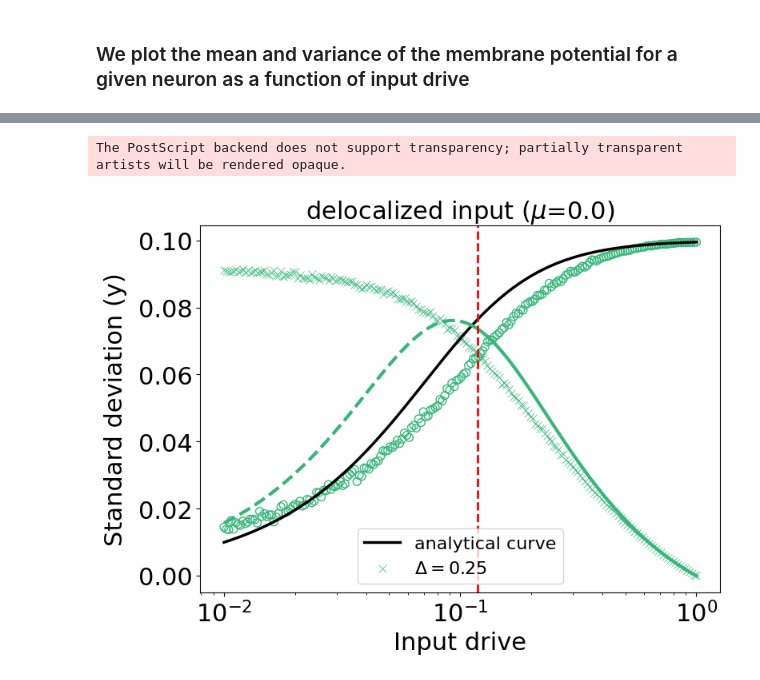
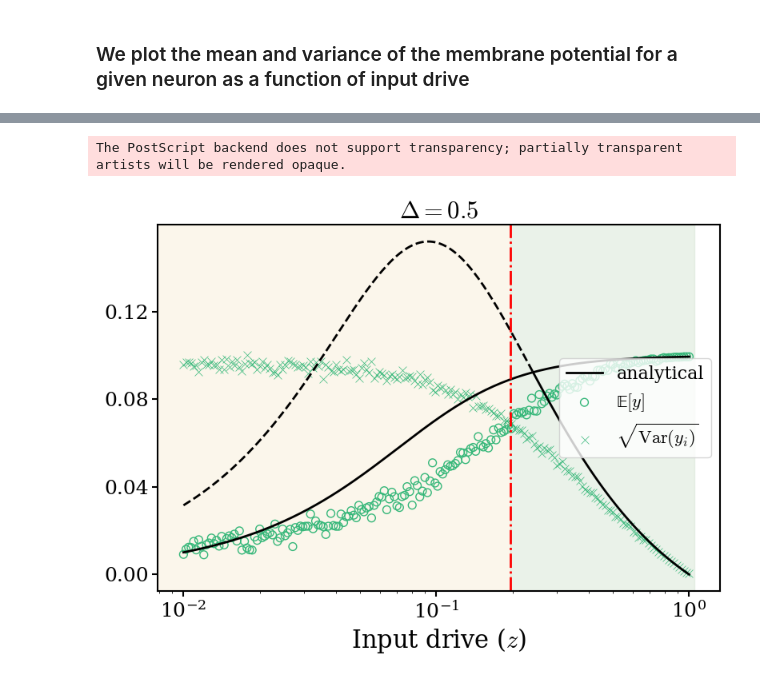
Before and after one commit to shivangrawat/perturbed_organics, a Jupyter notebook: examples/plot_lines_delocalized.ipynb, the cells around one changed output, grey strips where cells are left out. Drawn from its saved outputs; the diff is of its cells as text; code cells hidden in the pictures.

Commit message:
removed redundant files and made the plotting code for supplementary better

```diff
--- a/examples/plot_lines_delocalized.ipynb
+++ b/examples/plot_lines_delocalized.ipynb
@@ -11,13 +11,17 @@ import matplotlib.colors as mcolors
 import matplotlib.cm as cm
 import matplotlib.colors as colors
 import importlib.util
+from matplotlib.ticker import MaxNLocator
 from matplotlib.lines import Line2D
 import perturbed_organics.utils as utils
 
 
-# plt.rc('text', usetex=True)
-# plt.rc('font', family='serif')
-# device = torch.device("cuda" if torch.cuda.is_available() else "cpu")
+plt.rcParams.update({
+    "text.usetex": False,
+    "font.family": "serif",
+    "font.serif": ["Computer Modern Roman", "DejaVu Serif", "Bitstream Vera Serif"],
+    "mathtext.fontset": "cm"
+})
 # %%
 input_type = 'delocalized'
 mu = "0.0"
@@ -26,8 +30,8 @@ mu_val = float(mu)
 delta_scale = "log-scale"
 
 # folder_path = f'/vast/sr6364/perturbed_organics/data/adaptive_main/{input_type}/'
-# folder_path = f'/vast/sr6364/perturbed_organics/data/adaptive_main_double/{input_type}/'
-folder_path = f'/vast/sr6364/perturbed_organics/data/adaptive_main_double_main_fig/{input_type}/'
+folder_path = f'/vast/sr6364/perturbed_organics/data/adaptive_main_double/{input_type}/'
+# folder_path = f'/vast/sr6364/perturbed_organics/data/adaptive_main_double_main_fig/{input_type}/'
 # %%
 # This dictionary will map each tensor name (file name without .pt)
 # to a dictionary that maps deltaval values to the loaded tensor.
@@ -429,13 +316,15 @@ print(delta_keys)
 # %%
-plt.figure(figsize=(8, 6))
+fig, ax = plt.subplots(figsize=(8,6))
+
+ax = plt.gca()
 
 stability_criterion_percent = 0.99
 
 # Plot the norm_sol_idx curve (assumed to be a numpy array)
-plt.plot(input_range, analytical_mean, label="analytical curve", color='black', linewidth=2.5)
+ax.plot(input_range, analytical_mean, label="analytical", color='black', linewidth=2.0)
 
 # delta_keys = [1.0, 1.5, 2.0, 2.5]
-delta_keys = [0.05, 0.1, 0.25, 0.5]
+delta_keys = [0.02, 0.1, 0.5, 0.6]
 # delta_keys = list(actual_fp_y_dict.keys())
 
 
@@ -462,7 +351,7 @@ for i, delta_val in enumerate(delta_keys):
 
 
     # plot the mean points
-    plt.scatter(np.array(input_range)[mask], y_val_mean[0, :][mask], facecolors='none', s=50, edgecolors=colors_to_use[i], linewidths=1.0)
+    ax.scatter(np.array(input_range)[mask], y_val_mean[0, :][mask], facecolors='none', s=50, edgecolors=colors_to_use[i], label=r"$\mathrm{\mathbb{E}}[y]$", linewidths=1.0)
 
     # fit and plot a line
     x_vals = np.array(input_range)[mask].astype(np.float64)
@@ -475,10 +364,10 @@ for i, delta_val in enumerate(delta_keys):
 
 
     # Plot the scatter of y_val_std points.
-    plt.scatter(
+    ax.scatter(
         input_range[mask],
         y_val_std[0, :][mask],
-        label=f"$\\Delta = {delta_val}$",
+        label=r"$\sqrt{\mathrm{Var}(y_i)}$",
         color=colors_to_use[i],
         linewidth=0.5,
         s=50,
@@ -568,21 +457,50 @@ for i, delta_val in enumerate(delta_keys):
     for seg in segments:
         seg_x_data, seg_y_data, cond_flag = seg
         ls = '--' if cond_flag else '-'
-        if idx_wanted == 0:
-            plt.plot(seg_x_data, seg_y_data, color="#E65050", linewidth=3.0, linestyle=ls)
-        else:
-            plt.plot(seg_x_data, seg_y_data, color=colors_to_use[i], linewidth=3.0, linestyle=ls)
+        ax.plot(seg_x_data, seg_y_data, color="black", linewidth=2.0, linestyle=ls)
+        # if idx_wanted == 0:
+        #     ax.plot(seg_x_data, seg_y_data, color="#E65050", linewidth=3.0, linestyle=ls)
+        # else:
+        #     ax.plot(seg_x_data, seg_y_data, color=colors_to_use[i], linewidth=3.0, linestyle=ls)
 
-# ## we plot a vertical dashed line to mark slowing down
-plt.axvline(x_intersect, color='r', linestyle='--', linewidth=2)
 
-plt.xlabel('Input drive', fontsize=22)
-plt.ylabel(r"Standard deviation (y)", fontsize=22, labelpad=10)
-plt.title(f"{input_type} input ($\\mu$={mu})", fontsize=22)
-plt.xscale('log')
-plt.legend(fontsize=16)
-plt.xticks(fontsize=22)
-plt.yticks(fontsize=22)
+if x_intersect > 0:
+    ax.axvline(x_intersect, color='r', linestyle='-.', linewidth=2)
+    ax.axvspan(-np.inf, x_intersect,
+            color='#f8efd8',
+            alpha=0.5,
+            zorder=0)
+    ax.axvspan(x_intersect, ax.get_xlim()[1],
+            color='#d6e6d4',
+            alpha=0.5,
+            zorder=0)
+## we plot a vertical dashed line to mark slowing down
+
+
+ax.set_xlabel('Input drive ($z$)', fontsize=22)
+# ax.set_ylabel(r"Standard deviation (y)", fontsize=22, labelpad=10)
+ax.set_title(f"$\\Delta = {delta_keys[idx_wanted]}$", fontsize=22)
+ax.set_xscale('log')
+ax.legend(fontsize=16, loc='right')
+ax.tick_params(axis='x', labelsize=22)
+ax.tick_params(axis='y', labelsize=22)
+
+# request at most 5 major ticks on the y-axis
+ax.yaxis.set_major_locator(MaxNLocator(nbins=5, prune=None))
+ax.tick_params(axis='y')
+
+ax.tick_params(
+    axis='both',
+    which='major',
+    labelsize=18,
+    width=1.5,    # tick thickness
+    length=5.0    # tick length
+)
+
+
+for spine in ax.spines.values():
+    spine.set_linewidth(1.5)
+
 # plt.ylim([0, 0.1])
 plt.tight_layout()
 
@@ -601,2 +519,2 @@ Intersection x-value: 0.1187676453118413
 The PostScript backend does not support transparency; partially transparent artists will be rendered opaque.
-[figure, old version]
+[figure, new version]
```
Also changed, not shown: parts of 22 cells of this notebook, 8 other files.
